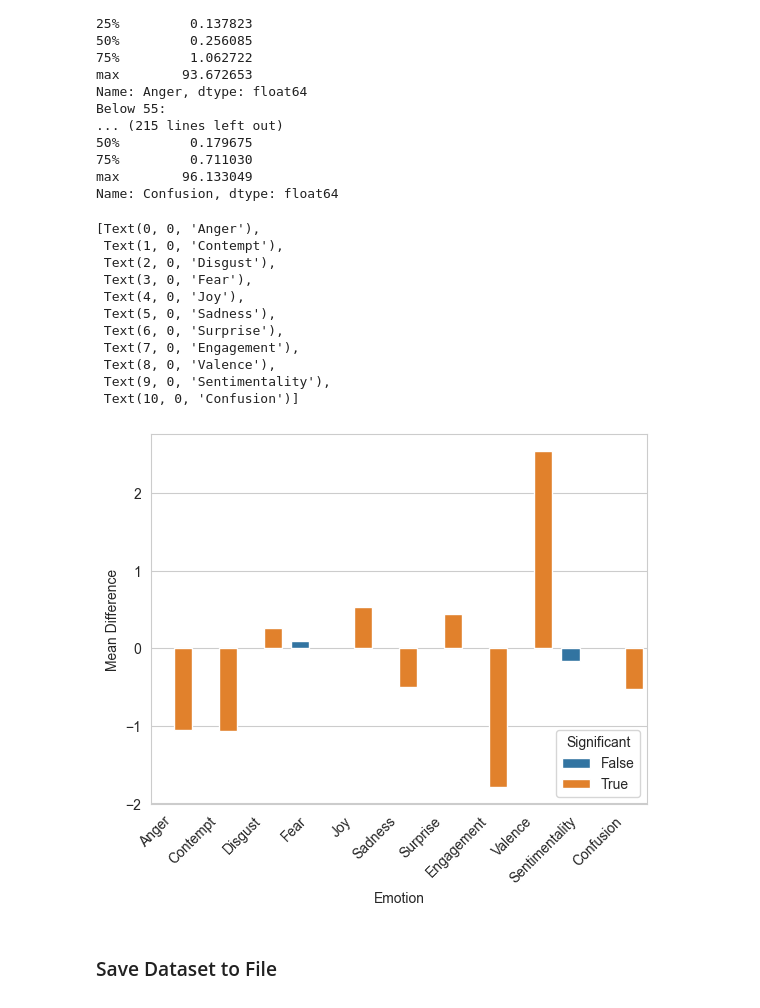
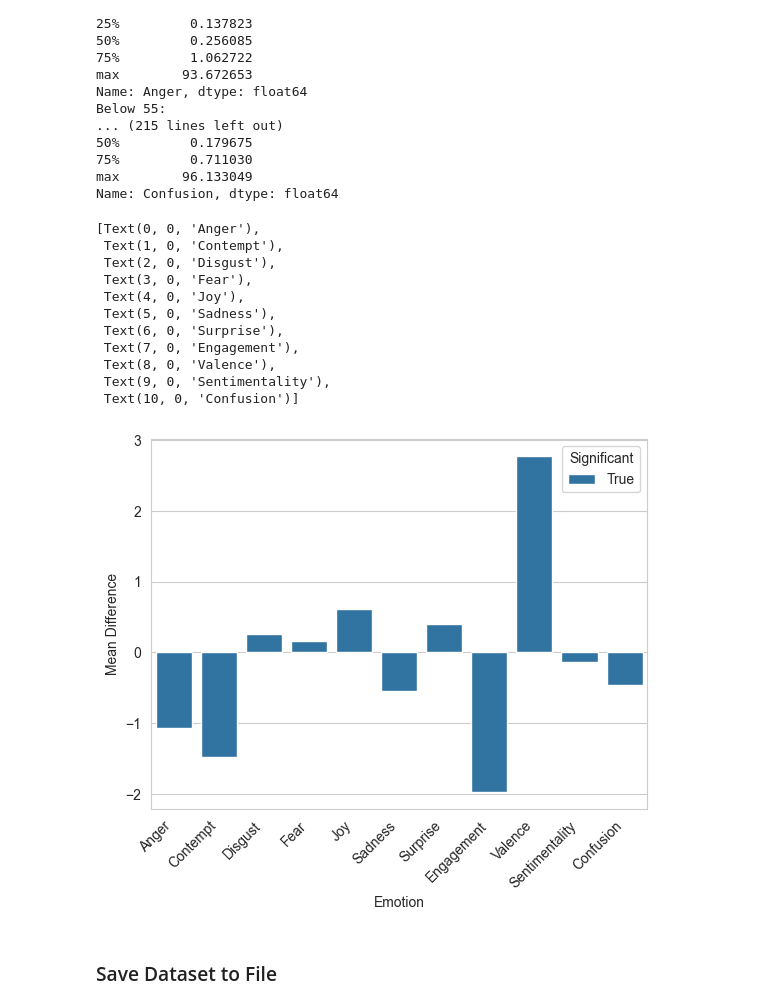
Before and after one commit to litalshl/classifiers, a Jupyter notebook: all_respondents_with_grades.ipynb, the cells around one changed output. Cells and saved outputs as stored; diff of their text form; code cells hidden in the pictures.

Commit message:
Good model with 5000 samples from each respondent

```diff
--- a/all_respondents_with_grades.ipynb
+++ b/all_respondents_with_grades.ipynb
@@ -546,41 +546,41 @@ import seaborn as sns
 from scipy.stats import ttest_ind
 
 # Group the data by the respondent ID and randomly select 1000 observations from each group
-sampled_data = facial_expressions_data.groupby('Respondent').apply(lambda x: x.sample(n=1000))
+sampled_data = facial_expressions_data.groupby('Respondent').apply(lambda x: x.sample(n=5000))
 
 # Perform the t-test for each column between the two groups
 results = []
 for col in columns_for_calculation:
         above_55 = sampled_data.loc[sampled_data['Grade Group'] == 'Above 55', col]
         below_55 = sampled_data.loc[sampled_data['Grade Group'] == 'Below 55', col]
         t, pval = ttest_ind(above_55, below_55, equal_var=True)
         if pval <= 0.05:
             sig = True
         else:
             sig = False
         mean_diff = above_55.mean() - below_55.mean()
         results.append({'Emotion': col, 'Mean Difference': mean_diff, 'Significant': sig})
 
 # Create a DataFrame from the results
 results_df = pd.DataFrame(results)
 
 # Visualize the results using a bar plot
 sns.set_style("whitegrid")
 ax = sns.barplot(x="Emotion", y="Mean Difference", hue="Significant", data=results_df)
 ax.set_xticklabels(ax.get_xticklabels(), rotation=45, ha='right')
 # %% [output]
 [Text(0, 0, 'Anger'),
  Text(1, 0, 'Contempt'),
  Text(2, 0, 'Disgust'),
  Text(3, 0, 'Fear'),
  Text(4, 0, 'Joy'),
  Text(5, 0, 'Sadness'),
  Text(6, 0, 'Surprise'),
  Text(7, 0, 'Engagement'),
  Text(8, 0, 'Valence'),
  Text(9, 0, 'Sentimentality'),
  Text(10, 0, 'Confusion')]
-[figure, old version]
+[figure, new version]
 # %% [markdown]
 <h3>Save Dataset to File</h3>
 # %%
```
Also changed, not shown: parts of 5 cells of this notebook.
